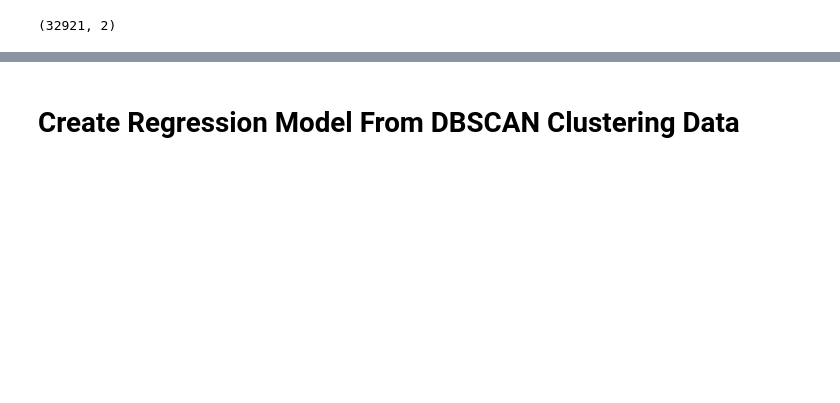
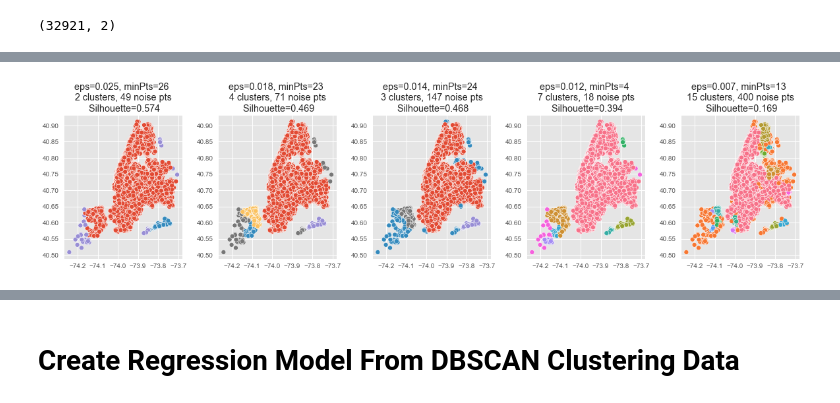
Before and after one commit to rickfontenot/airbnb, a Jupyter notebook: Lab3/Working/lab3_Puri2.ipynb, the cells around one changed output, grey strips where cells are left out. Cells and saved outputs as stored; diff of their text form; code cells hidden in the pictures; blank space fills up the shorter version.

```diff
--- a/Lab3/Working/lab3_Puri2.ipynb
+++ b/Lab3/Working/lab3_Puri2.ipynb
@@ -1052,0 +840,11 @@ geo_df.plot(ax=ax, column='cluster', cmap='tab20', zorder=1)
+# %%
+for elbow_min_sample, elbow_eps in zip([4, 20, 40, 100, 200, 300],[0.004, 0.01, 0.015, 0.025, 0.03, 0.04]):
+    db = DBSCAN(eps=elbow_eps, min_samples=elbow_min_sample).fit(LatLong)
+    labels = db.labels_
+    # Number of clusters in labels, ignoring noise if present.
+    n_clusters_ = len(set(labels)) - (1 if -1 in labels else 0)
+    n_noise_ = list(labels).count(-1)
+    print('****** eps = %0.3f, min_sample = %d ******' % (elbow_eps, elbow_min_sample))
+    print('Estimated number of clusters: %d' % n_clusters_)
+    print('Estimated number of noise points: %d' % n_noise_)
+    print("Silhouette Coefficient: %0.3f" % silhouette_score(LatLong, labels))
@@ -1052,0 +877,10 @@ geo_df.plot(ax=ax, column='cluster', cmap='tab20', zorder=1)
+# %%
+# 10% random sampling from original dataset
+sampleListing = listings_modeling.sample(frac=0.1)
+
+sampleLat = sampleListing.latitude
+sampleLong = sampleListing.longitude
+
+sampleLatLong = np.column_stack((sampleLat, sampleLong))
+
+sampleLatLong.shape
@@ -1052,0 +947,22 @@ geo_df.plot(ax=ax, column='cluster', cmap='tab20', zorder=1)
+# %%
+eps_dis = [0.025, 0.018, 0.014, 0.012, 0.007]
+min_sam_dis = [26, 23, 24, 4, 13]
+
+fig = plt.figure(figsize=(20, 4))
+fig.subplots_adjust(wspace=.3)
+i = 1
+
+for (eps_dis, min_sam_dis) in zip(eps_dis, min_sam_dis):
+    db = DBSCAN(eps=eps_dis, min_samples=min_sam_dis).fit(LatLong)
+    labels = db.labels_
+    # Number of clusters in labels, ignoring noise if present.
+    n_clusters_ = len(set(labels)) - (1 if -1 in labels else 0)
+    n_noise_ = list(labels).count(-1)
+
+    ax = fig.add_subplot(1, 5, i)
+    plt.title('eps=%0.3f, minPts=%d \n %d clusters, %d noise pts \n Silhouette=%0.3f' % (eps_dis,min_sam_dis,n_clusters_,n_noise_,silhouette_score(LatLong, labels)))
+    sns.scatterplot(LatLong[:,1], LatLong[:,0], hue=["cluster-{}".format(x) for x in labels], legend=False)
+
+    i += 1
+# %% [output]
+[figure, added]
```
Also changed, not shown: parts of 45 cells of this notebook, 1 other file.
